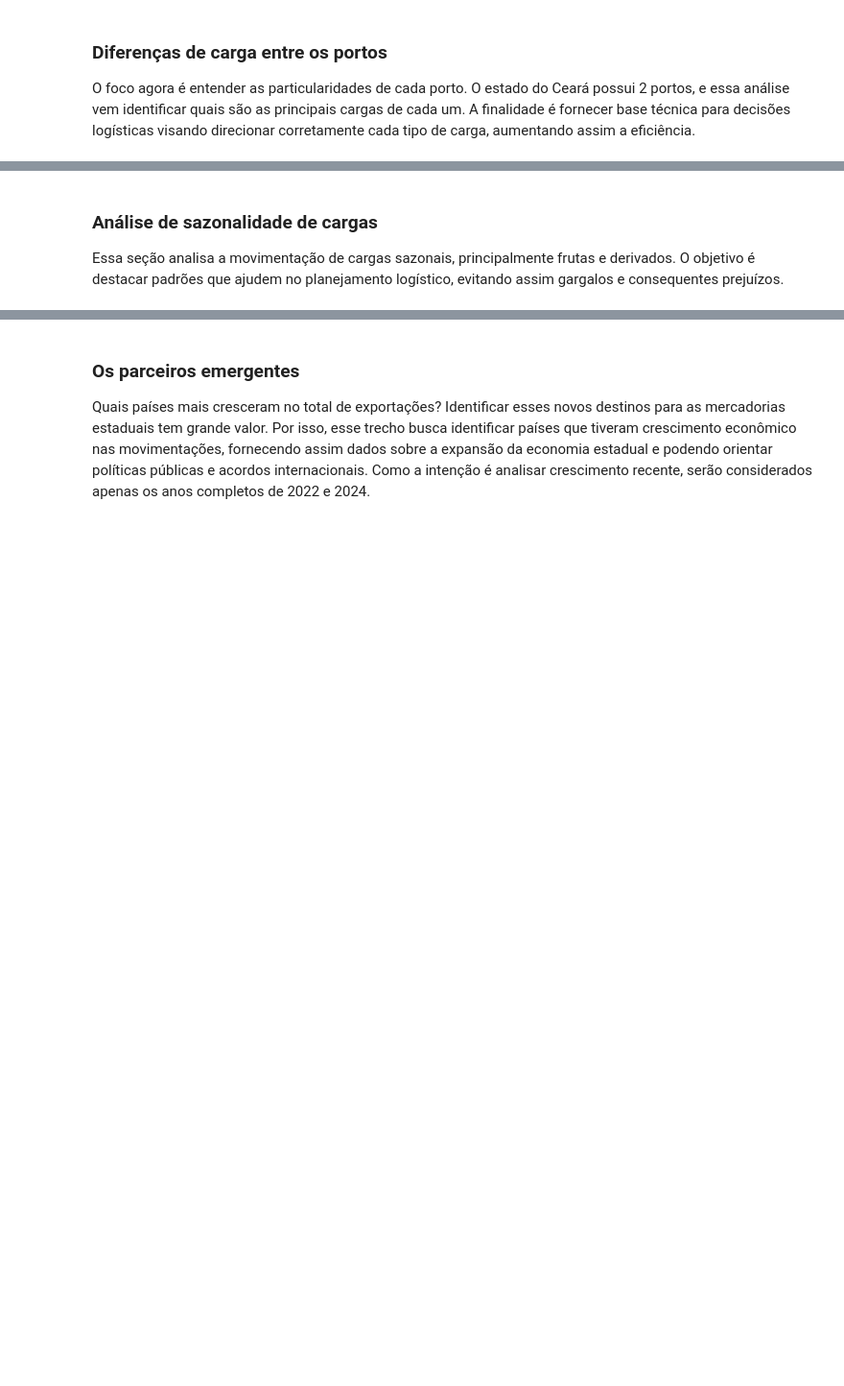
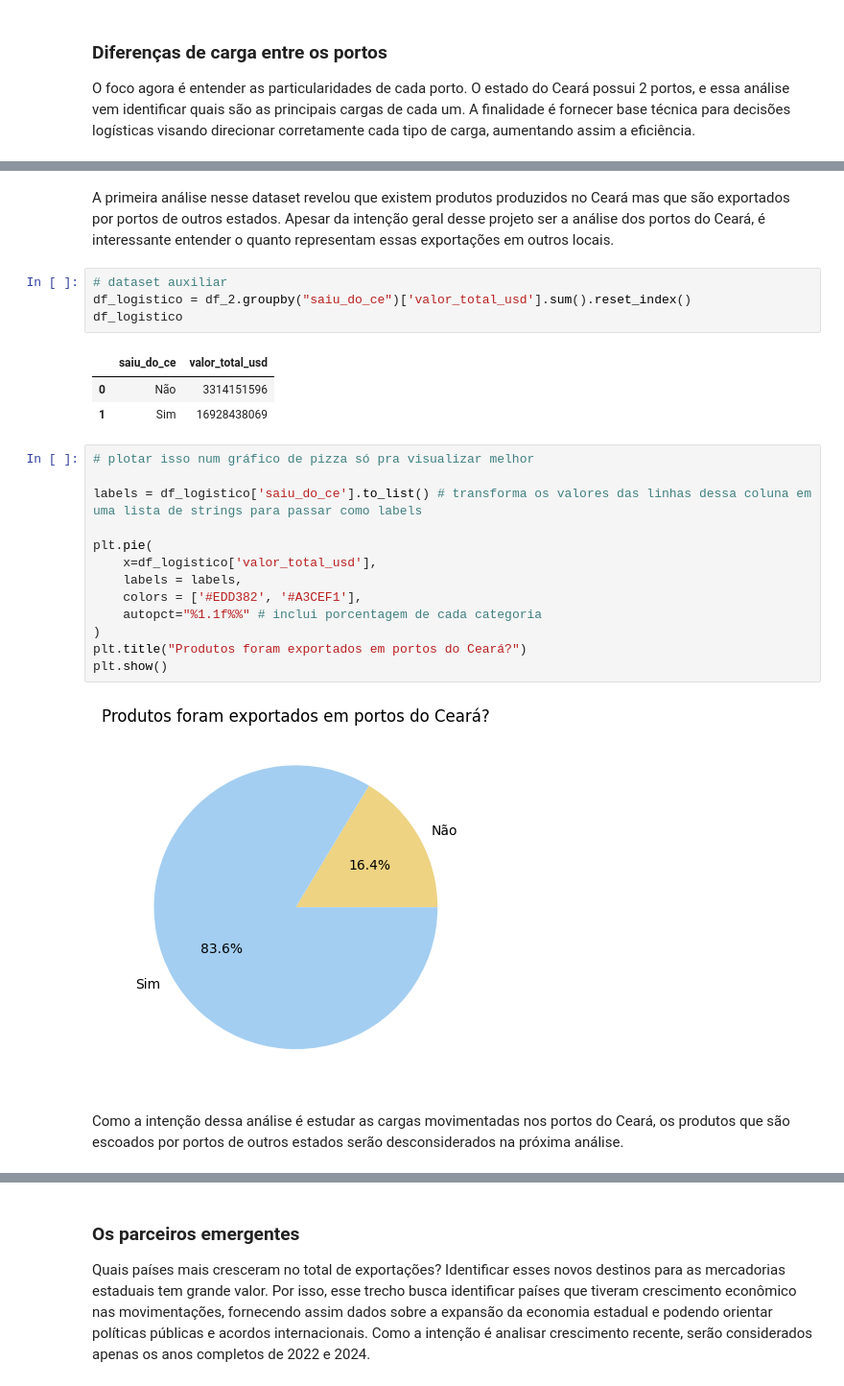
Before and after one commit to mviniciusc/importacoes-exportacoes-ceara, a Jupyter notebook: analise-comex-ceara.ipynb, the cells around one changed output, grey strips where cells are left out. Shown at 96% size. Cells and saved outputs as stored; diff of their text form; blank space fills up the shorter version.

Commit message:
concluída terceira análise

```diff
--- a/analise-comex-ceara.ipynb
+++ b/analise-comex-ceara.ipynb
@@ -149,4 +223,27 @@ O foco agora é entender as particularidades de cada porto. O estado do Ceará p
-# %% [markdown]
-### Análise de sazonalidade de cargas
-
-Essa seção analisa a movimentação de cargas sazonais, principalmente frutas e derivados. O objetivo é destacar padrões que ajudem no planejamento logístico, evitando assim gargalos e consequentes prejuízos.
+# %% [markdown]
+A primeira análise nesse dataset revelou que existem produtos produzidos no Ceará mas que são exportados por portos de outros estados. Apesar da intenção geral desse projeto ser a análise dos portos do Ceará, é interessante entender o quanto representam essas exportações em outros locais.
+# %%
+# dataset auxiliar
+df_logistico = df_2.groupby("saiu_do_ce")['valor_total_usd'].sum().reset_index()
+df_logistico
+# %% [output]
+|  | saiu_do_ce | valor_total_usd |
+| 0 | Não | 3314151596 |
+| 1 | Sim | 16928438069 |
+# %%
+# plotar isso num gráfico de pizza só pra visualizar melhor
+
+labels = df_logistico['saiu_do_ce'].to_list() # transforma os valores das linhas dessa coluna em uma lista de strings para passar como labels
+
+plt.pie(
+    x=df_logistico['valor_total_usd'],
+    labels = labels,
+    colors = ['#EDD382', '#A3CEF1'],
+    autopct="%1.1f%%" # inclui porcentagem de cada categoria
+)
+plt.title("Produtos foram exportados em portos do Ceará?")
+plt.show()
+# %% [output]
+[figure, added]
+# %% [markdown]
+Como a intenção dessa análise é estudar as cargas movimentadas nos portos do Ceará, os produtos que são escoados por portos de outros estados serão desconsiderados na próxima análise.
```
Also changed, not shown: parts of 19 cells of this notebook, 1 other file.
